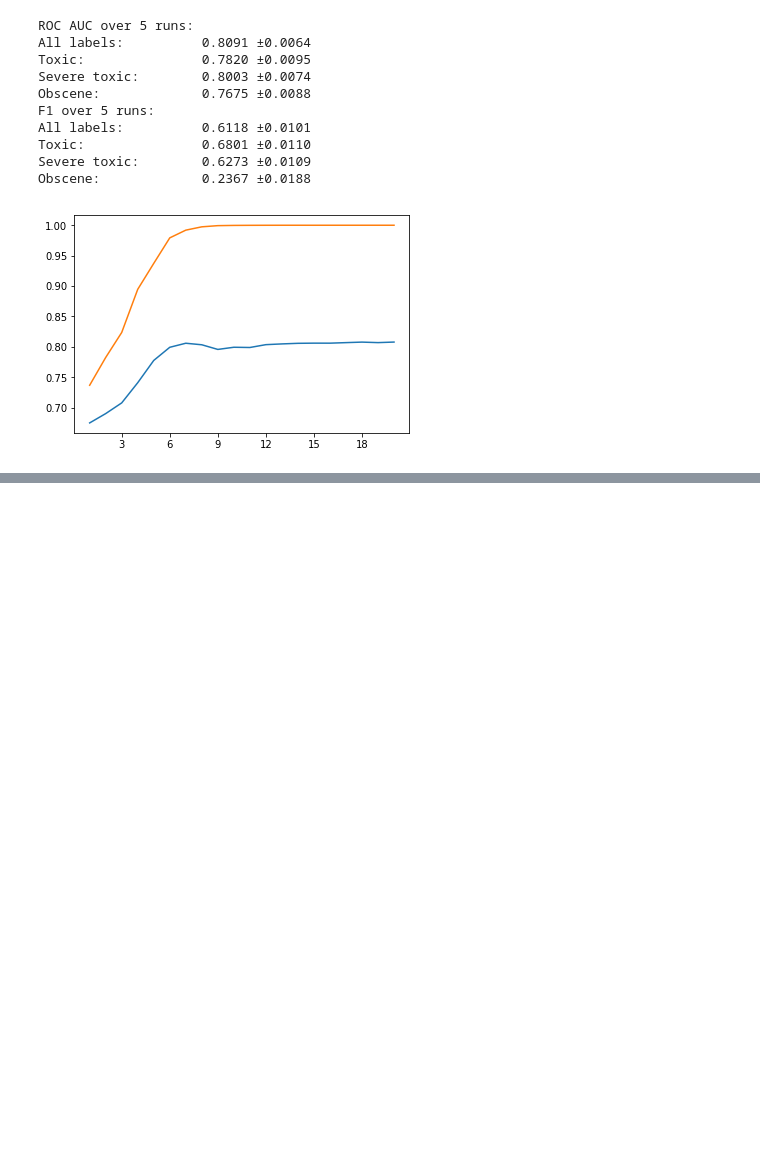
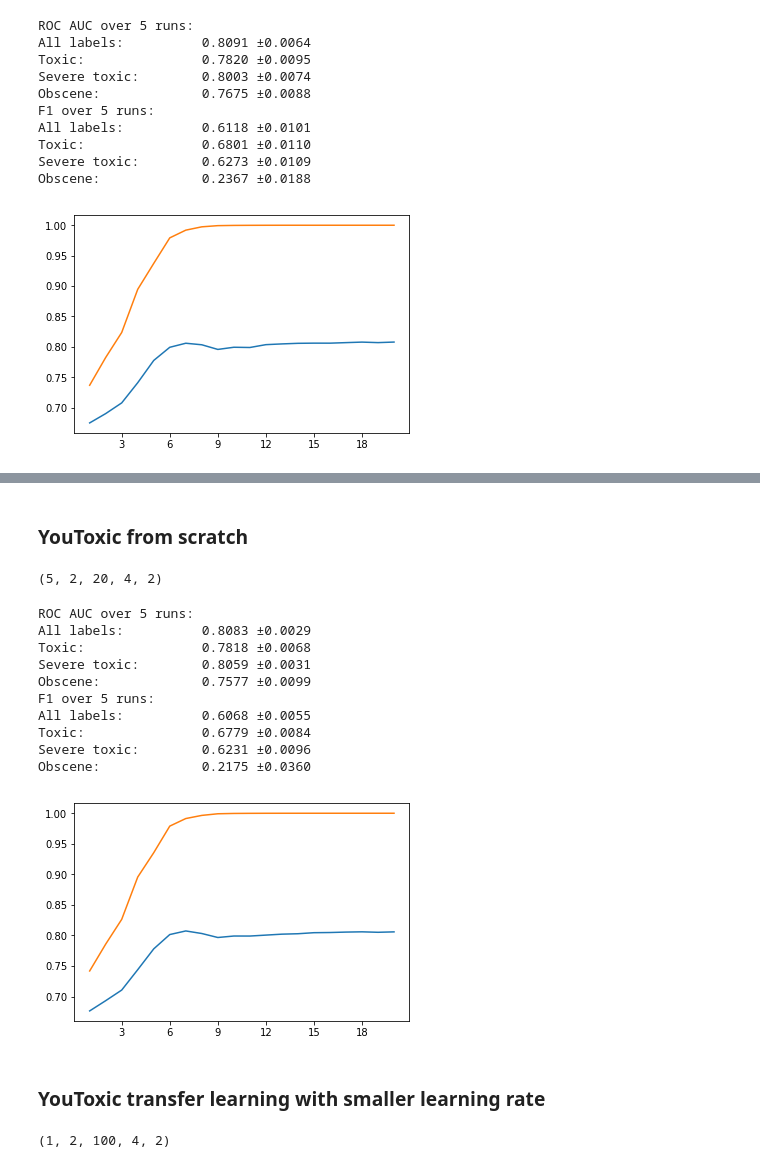
Before and after one commit to kogelnikp/toxic-comment-experiments, a Jupyter notebook: visualize_results.ipynb, the cells around one changed output, grey strips where cells are left out. Cells and saved outputs as stored; diff of their text form; code cells hidden in the pictures; blank space fills up the shorter version.

```diff
--- a/visualize_results.ipynb
+++ b/visualize_results.ipynb
@@ -554,0 +580,29 @@ Obscene:             0.2367 ±0.0188
+# %% [markdown]
+### YouToxic from scratch
+# %%
+eyt2_scores = np.load('data/scores/youtoxic/youtoxic_fromscratch_1547712976.138965.npy')
+eyt2_scores.shape
+# %% [output]
+(5, 2, 20, 4, 2)
+# %%
+calculate_all_youtoxic_metrics(eyt2_scores)
+plot_learningcurve(eyt2_scores, YoutoxicLabels.ALL, Metrics.ROC_AUC)
+# %% [output]
+ROC AUC over 5 runs:
+All labels:          0.8083 ±0.0029
+Toxic:               0.7818 ±0.0068
+Severe toxic:        0.8059 ±0.0031
+Obscene:             0.7577 ±0.0099
+F1 over 5 runs:
+All labels:          0.6068 ±0.0055
+Toxic:               0.6779 ±0.0084
+Severe toxic:        0.6231 ±0.0096
+Obscene:             0.2175 ±0.0360
+[figure, added]
+# %% [markdown]
+### YouToxic transfer learning with smaller learning rate
+# %%
+eyt3_scores = np.load('data/scores/youtoxic/youtoxic_smalllr_1548095533.3741865.npy')
+eyt3_scores.shape
+# %% [output]
+(1, 2, 100, 4, 2)
```
Also changed, not shown: parts of 5 cells of this notebook, 2 other files.
